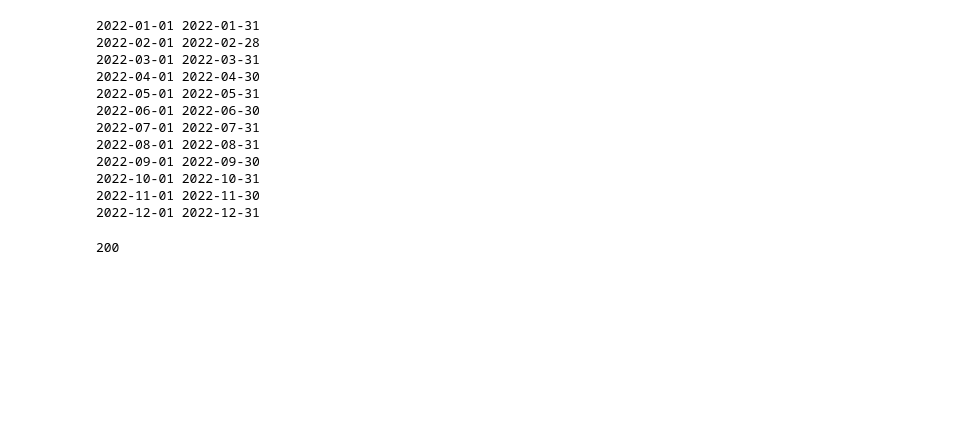
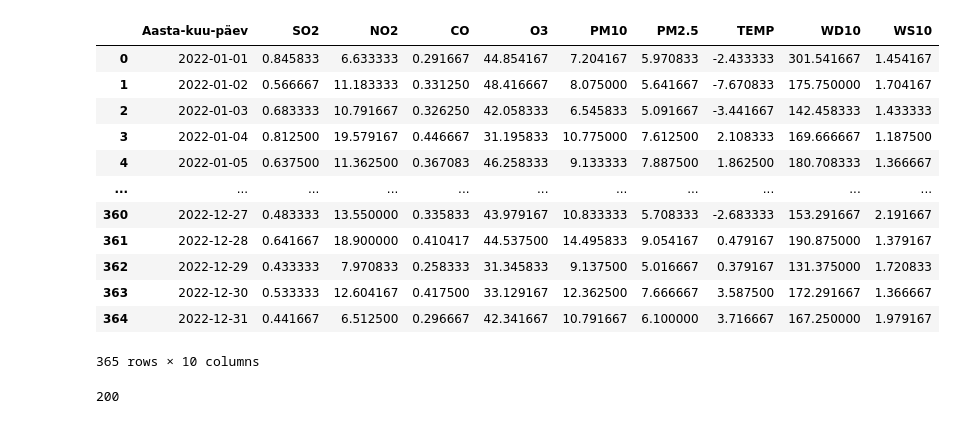
Before and after one commit to varjakm/ohk, a Jupyter notebook: fetch_air.ipynb, the cells around one changed output. Saved outputs shown, nothing was run; the diff lists cells and outputs as text; code cells hidden in the pictures; blank space fills up the shorter version.

```diff
--- a/fetch_air.ipynb
+++ b/fetch_air.ipynb
@@ -34,24 +194,30 @@ def get_first_and_last_day_of_month(year, month):
+# %%
+df.groupby("Aasta-kuu-päev").agg({'SO2' : 'mean', 'NO2' : 'mean', 'CO': 'mean', 'O3': 'mean', 'PM10': 'mean', 'PM2.5': 'mean', 'TEMP': 'mean',
+
+'WD10': 'mean', 'WS10': 'mean'}).reset_index()
+# %% [output]
+|  | Aasta-kuu-päev | SO2 | NO2 | CO | O3 | PM10 | PM2.5 | TEMP | WD10 | WS10 |
+| 0 | 2022-01-01 | 0.845833 | 6.633333 | 0.291667 | 44.854167 | 7.204167 | 5.970833 | -2.433333 | 301.541667 | 1.454167 |
+| 1 | 2022-01-02 | 0.566667 | 11.183333 | 0.331250 | 48.416667 | 8.075000 | 5.641667 | -7.670833 | 175.750000 | 1.704167 |
+| 2 | 2022-01-03 | 0.683333 | 10.791667 | 0.326250 | 42.058333 | 6.545833 | 5.091667 | -3.441667 | 142.458333 | 1.433333 |
+| 3 | 2022-01-04 | 0.812500 | 19.579167 | 0.446667 | 31.195833 | 10.775000 | 7.612500 | 2.108333 | 169.666667 | 1.187500 |
+| 4 | 2022-01-05 | 0.637500 | 11.362500 | 0.367083 | 46.258333 | 9.133333 | 7.887500 | 1.862500 | 180.708333 | 1.366667 |
+| ... | ... | ... | ... | ... | ... | ... | ... | ... | ... | ... |
+| 360 | 2022-12-27 | 0.483333 | 13.550000 | 0.335833 | 43.979167 | 10.833333 | 5.708333 | -2.683333 | 153.291667 | 2.191667 |
+| 361 | 2022-12-28 | 0.641667 | 18.900000 | 0.410417 | 44.537500 | 14.495833 | 9.054167 | 0.479167 | 190.875000 | 1.379167 |
+| 362 | 2022-12-29 | 0.433333 | 7.970833 | 0.258333 | 31.345833 | 9.137500 | 5.016667 | 0.379167 | 131.375000 | 1.720833 |
+| 363 | 2022-12-30 | 0.533333 | 12.604167 | 0.417500 | 33.129167 | 12.362500 | 7.666667 | 3.587500 | 172.291667 | 1.366667 |
+| 364 | 2022-12-31 | 0.441667 | 6.512500 | 0.296667 | 42.341667 | 10.791667 | 6.100000 | 3.716667 | 167.250000 | 1.979167 |
+365 rows × 10 columns
 # %%
-for month in range(1, 13):
-    first_day, last_day = get_first_and_last_day_of_month(2022, month)
-    print(first_day, last_day)
+#data=[]
+#for month in range(1, 13):
+    #first_day, last_day = get_first_and_last_day_of_month(2022, month)
+    #print(first_day, last_day)
 
-    data = fetch_air_range(8, first_day, last_day)
-    with open(f'air_data/air_{month}.csv', 'w') as f:
-        f.write(data)
+ #   data = fetch_air_range(8, first_day, last_day)
+  #  with open(f'air_data/air_{month}.csv', 'w') as f:
+   #     f.write(data)
-# %% [output]
-2022-01-01 2022-01-31
-2022-02-01 2022-02-28
-2022-03-01 2022-03-31
-2022-04-01 2022-04-30
-2022-05-01 2022-05-31
-2022-06-01 2022-06-30
-2022-07-01 2022-07-31
-2022-08-01 2022-08-31
-2022-09-01 2022-09-30
-2022-10-01 2022-10-31
-2022-11-01 2022-11-30
-2022-12-01 2022-12-31
 # %%
 #response=requests.get(url, data)
 # %%
```
Also changed, not shown: parts of 21 cells of this notebook, 1 other file.
